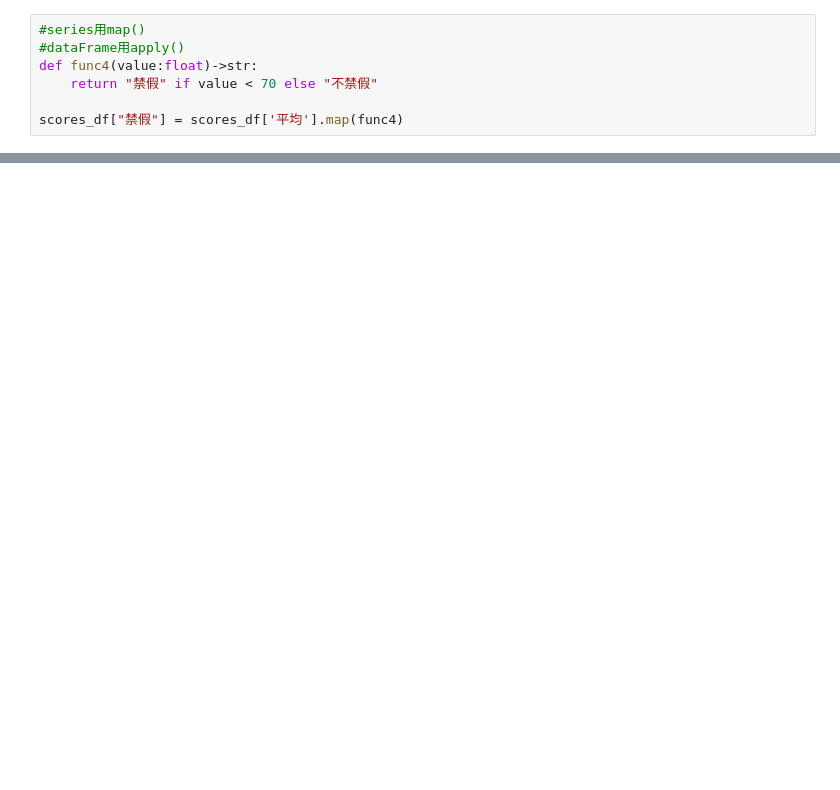
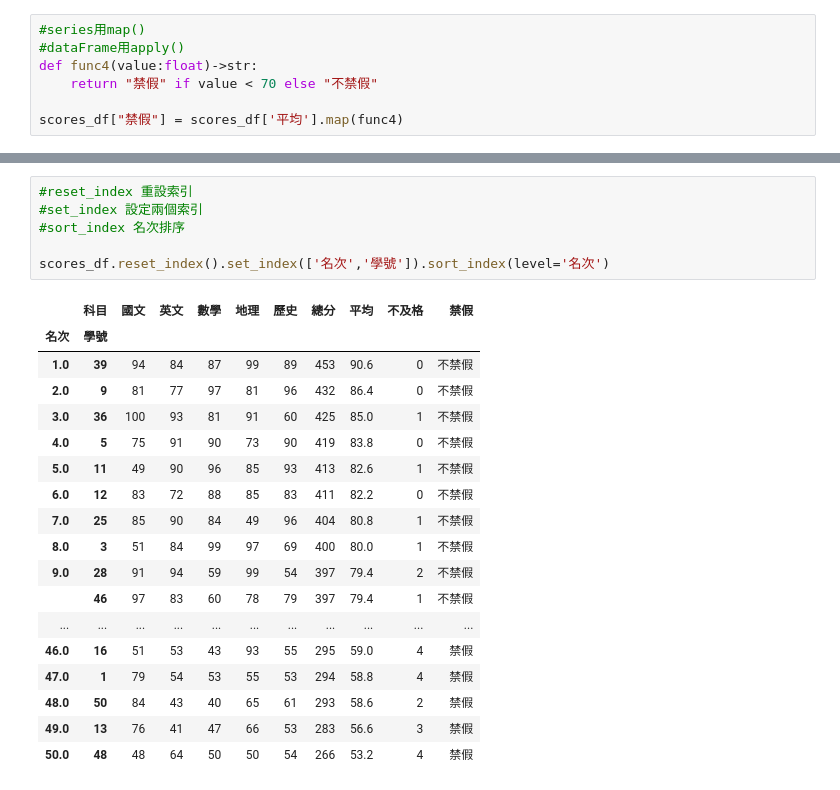
Before and after one commit to wjerjsdlkf/__112_python_Chihlee__, a Jupyter notebook: lesson10-16/20231202_16_2.ipynb, the cells around one changed output, grey strips where cells are left out. Saved outputs shown, nothing was run; the diff lists cells and outputs as text; blank space fills up the shorter version.

```diff
--- a/lesson10-16/20231202_16_2.ipynb
+++ b/lesson10-16/20231202_16_2.ipynb
@@ -135,0 +136,25 @@ scores_df
+# %%
+#reset_index 重設索引
+#set_index 設定兩個索引
+#sort_index 名次排序
+
+scores_df.reset_index().set_index(['名次','學號']).sort_index(level='名次')
+# %% [output]
+|  | 科目 | 國文 | 英文 | 數學 | 地理 | 歷史 | 總分 | 平均 | 不及格 | 禁假 |
+| 名次 | 學號 |  |  |  |  |  |  |  |  |  |
+| 1.0 | 39 | 94 | 84 | 87 | 99 | 89 | 453 | 90.6 | 0 | 不禁假 |
+| 2.0 | 9 | 81 | 77 | 97 | 81 | 96 | 432 | 86.4 | 0 | 不禁假 |
+| 3.0 | 36 | 100 | 93 | 81 | 91 | 60 | 425 | 85.0 | 1 | 不禁假 |
+| 4.0 | 5 | 75 | 91 | 90 | 73 | 90 | 419 | 83.8 | 0 | 不禁假 |
+| 5.0 | 11 | 49 | 90 | 96 | 85 | 93 | 413 | 82.6 | 1 | 不禁假 |
+| 6.0 | 12 | 83 | 72 | 88 | 85 | 83 | 411 | 82.2 | 0 | 不禁假 |
+| 7.0 | 25 | 85 | 90 | 84 | 49 | 96 | 404 | 80.8 | 1 | 不禁假 |
+| 8.0 | 3 | 51 | 84 | 99 | 97 | 69 | 400 | 80.0 | 1 | 不禁假 |
+| 9.0 | 28 | 91 | 94 | 59 | 99 | 54 | 397 | 79.4 | 2 | 不禁假 |
+|  | 46 | 97 | 83 | 60 | 78 | 79 | 397 | 79.4 | 1 | 不禁假 |
+| ... | ... | ... | ... | ... | ... | ... | ... | ... | ... | ... |
+| 46.0 | 16 | 51 | 53 | 43 | 93 | 55 | 295 | 59.0 | 4 | 禁假 |
+| 47.0 | 1 | 79 | 54 | 53 | 55 | 53 | 294 | 58.8 | 4 | 禁假 |
+| 48.0 | 50 | 84 | 43 | 40 | 65 | 61 | 293 | 58.6 | 2 | 禁假 |
+| 49.0 | 13 | 76 | 41 | 47 | 66 | 53 | 283 | 56.6 | 3 | 禁假 |
+| 50.0 | 48 | 48 | 64 | 50 | 50 | 54 | 266 | 53.2 | 4 | 禁假 |
```
Also changed, not shown: parts of 6 cells of this notebook, 4 other files.
